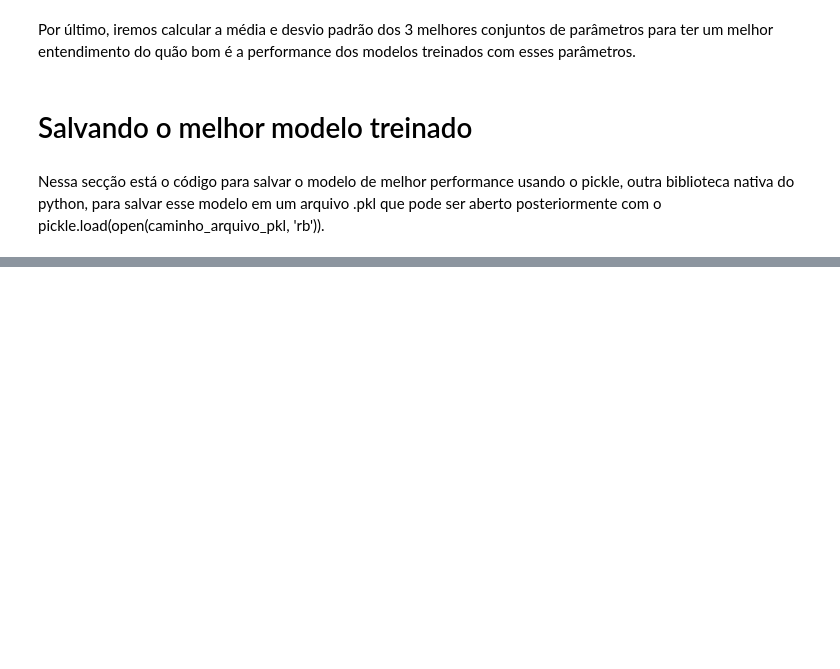
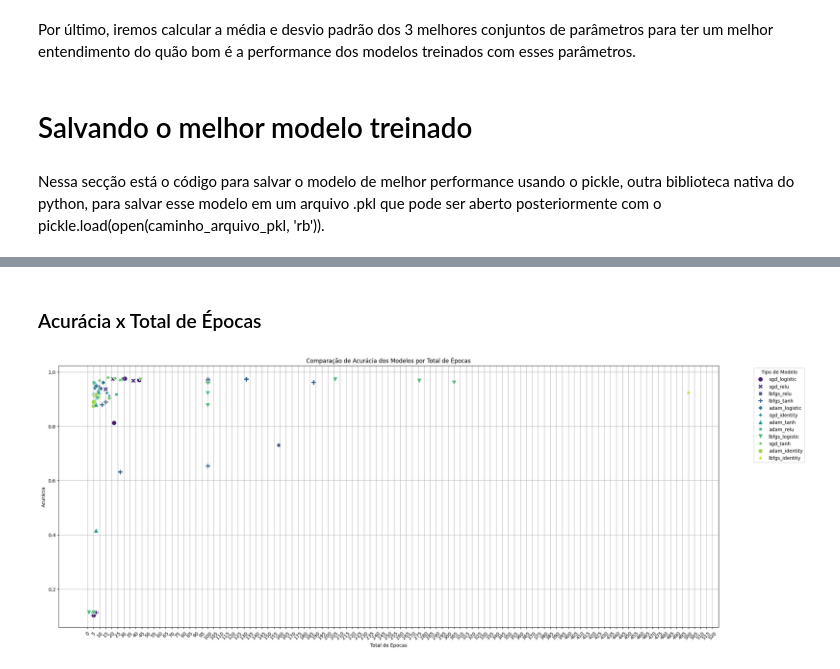
Before and after one commit to GuilhermeMaciel75/Redes_Neurais_p1, a Jupyter notebook: src/sklearnMnistMLP.ipynb, the cells around one changed output, grey strips where cells are left out. Drawn from its saved outputs; the diff is of its cells as text; code cells hidden in the pictures; blank space fills up the shorter version.

Commit message:
add: gridSearch metrics and plot

```diff
--- a/src/sklearnMnistMLP.ipynb
+++ b/src/sklearnMnistMLP.ipynb
@@ -249,3 +267,9 @@ with open(filename, 'wb') as f:
 # # Carregando um modelo salvo
 # with open(filename, 'rb') as f:
 #     best_model = pickle.load(f)
+# %%
+data = pd.read_csv('model_metrics_100_0001.csv')
+data2 = pd.read_csv('model_metrics_500_0.01.csv')
+data3 = pd.read_csv('model_metrics_500_00001.csv')
+# %%
+df = pd.concat([data, data2, data3], ignore_index=True)
@@ -251,0 +309,19 @@ with open(filename, 'wb') as f:
+# %% [markdown]
+### Acurácia x Total de Épocas
+# %%
+plt.figure(figsize=(25, 10))
+df['model_type'] = df['solver'] + '_' + df['activation_function']
+
+sns.scatterplot(data=df, x='total_epochs', y='accuracy', hue='model_type', style='model_type', markers=True, palette='viridis', s=100)
+
+# Personalizando o gráfico
+plt.title('Comparação de Acurácia dos Modelos por Total de Épocas')
+plt.xlabel('Total de Épocas')
+plt.ylabel('Acurácia')
+plt.xticks(rotation=45, ticks=range(0, 525, 5))
+plt.grid(True)
+plt.legend(title='Tipo de Modelo', bbox_to_anchor=(1.05, 1), loc='upper left')  # Movendo a legenda para fora do gráfico
+
+plt.show()
+# %% [output]
+[figure, added]
```
Also changed, not shown: parts of 10 cells of this notebook, 3 other files.
